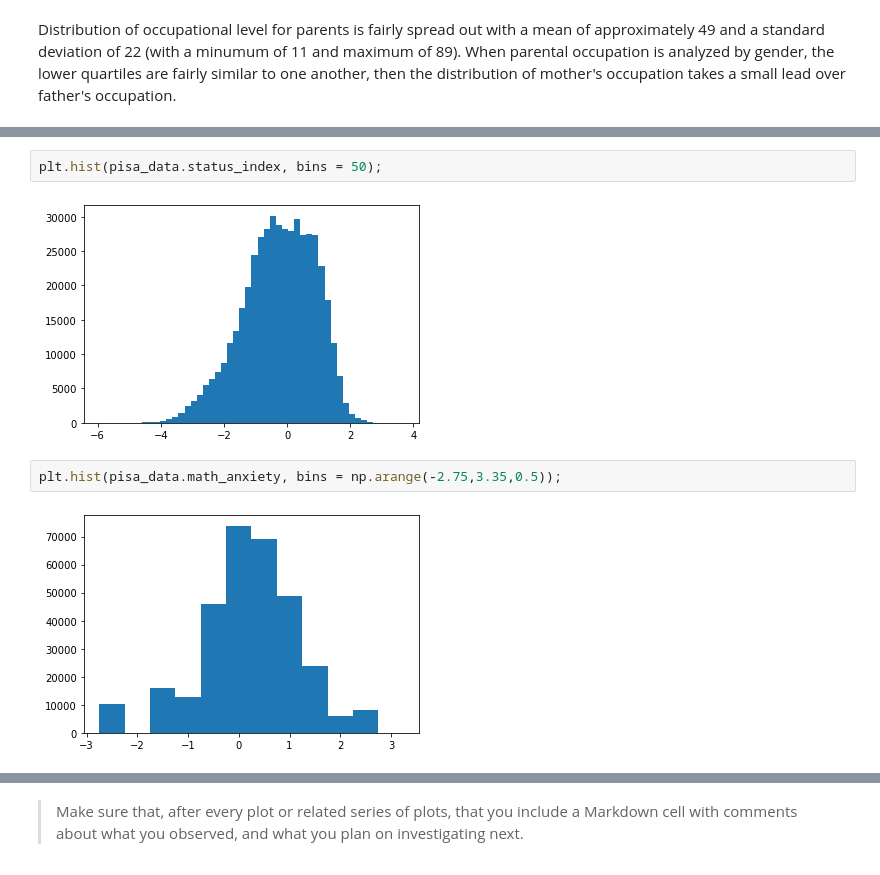
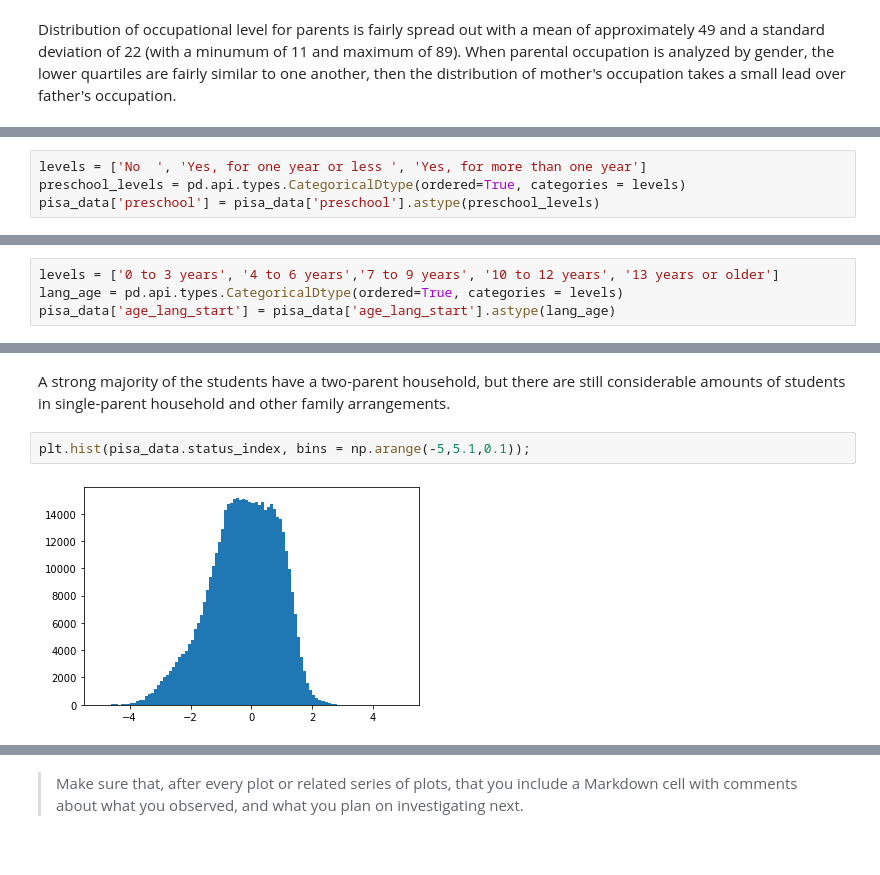
Before and after one commit to sjhaluck/International-Education-Data-Visualization, a Jupyter notebook: exploration_template.ipynb, the cells around one changed output, grey strips where cells are left out. Drawn from its saved outputs; the diff is of its cells as text.

```diff
--- a/exploration_template.ipynb
+++ b/exploration_template.ipynb
@@ -326,0 +335,4 @@ Distribution of occupational level for parents is fairly spread out with a mean
+# %%
+levels = ['No  ', 'Yes, for one year or less ', 'Yes, for more than one year']
+preschool_levels = pd.api.types.CategoricalDtype(ordered=True, categories = levels)
+pisa_data['preschool'] = pisa_data['preschool'].astype(preschool_levels)
@@ -326,0 +353,4 @@ Distribution of occupational level for parents is fairly spread out with a mean
+# %%
+levels = ['0 to 3 years', '4 to 6 years','7 to 9 years', '10 to 12 years', '13 years or older']
+lang_age = pd.api.types.CategoricalDtype(ordered=True, categories = levels)
+pisa_data['age_lang_start'] = pisa_data['age_lang_start'].astype(lang_age)
@@ -327,8 +379,6 @@ Distribution of occupational level for parents is fairly spread out with a mean
+# %% [markdown]
+A strong majority of the students have a two-parent household, but there are still considerable amounts of students in single-parent household and other family arrangements.
 # %%
-plt.hist(pisa_data.status_index, bins = 50);
+plt.hist(pisa_data.status_index, bins = np.arange(-5,5.1,0.1));
 # %% [output]
-[figure, old version]
+[figure, new version]
-# %%
-plt.hist(pisa_data.math_anxiety, bins = np.arange(-2.75,3.35,0.5));
-# %% [output]
-[figure, removed]
```
Also changed, not shown: parts of 20 cells of this notebook.
